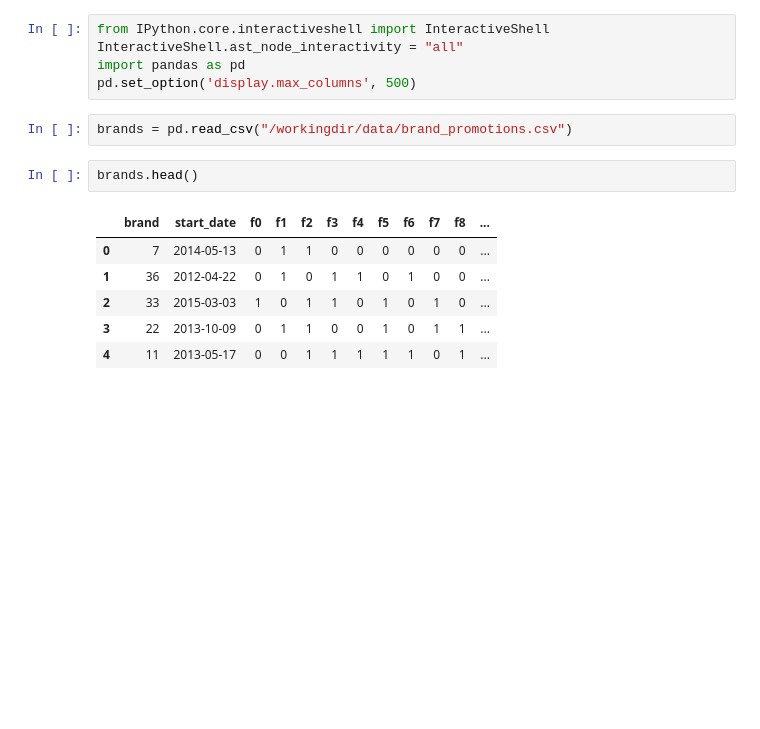
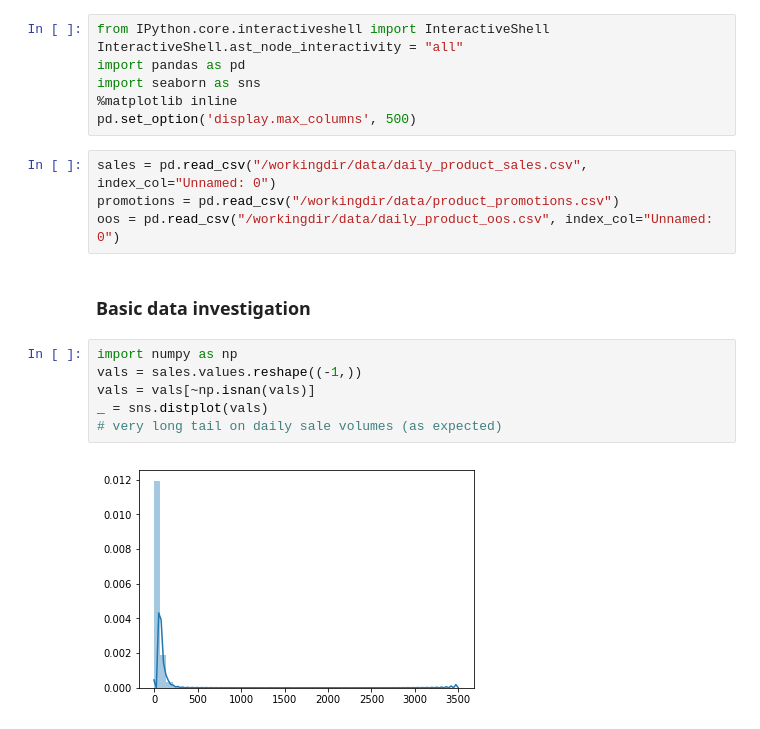
Before and after one commit to cmishra/lee-challenge, a Jupyter notebook: exploration.ipynb, the cells around one changed output. Saved outputs shown, nothing was run; the diff lists cells and outputs as text; blank space fills up the shorter version.

Commit message:
mostly finished, will read over tomorrow

```diff
--- a/exploration.ipynb
+++ b/exploration.ipynb
@@ -2,15 +12,20 @@
 from IPython.core.interactiveshell import InteractiveShell
 InteractiveShell.ast_node_interactivity = "all"
 import pandas as pd
+import seaborn as sns
+%matplotlib inline
 pd.set_option('display.max_columns', 500)
-# %%
-brands = pd.read_csv("/workingdir/data/brand_promotions.csv")
-# %%
-brands.head()
-# %% [output]
-|  | brand | start_date | f0 | f1 | f2 | f3 | f4 | f5 | f6 | f7 | f8 | ... |
-| 0 | 7 | 2014-05-13 | 0 | 1 | 1 | 0 | 0 | 0 | 0 | 0 | 0 | ... |
-| 1 | 36 | 2012-04-22 | 0 | 1 | 0 | 1 | 1 | 0 | 1 | 0 | 0 | ... |
-| 2 | 33 | 2015-03-03 | 1 | 0 | 1 | 1 | 0 | 1 | 0 | 1 | 0 | ... |
-| 3 | 22 | 2013-10-09 | 0 | 1 | 1 | 0 | 0 | 1 | 0 | 1 | 1 | ... |
-| 4 | 11 | 2013-05-17 | 0 | 0 | 1 | 1 | 1 | 1 | 1 | 0 | 1 | ... |
+# %%
+sales = pd.read_csv("/workingdir/data/daily_product_sales.csv", index_col="Unnamed: 0")
+promotions = pd.read_csv("/workingdir/data/product_promotions.csv")
+oos = pd.read_csv("/workingdir/data/daily_product_oos.csv", index_col="Unnamed: 0")
+# %% [markdown]
+### Basic data investigation
+# %%
+import numpy as np
+vals = sales.values.reshape((-1,))
+vals = vals[~np.isnan(vals)]
+_ = sns.distplot(vals)
+# very long tail on daily sale volumes (as expected)
+# %% [output]
+[figure, added]
```
Also changed, not shown: parts of 35 cells of this notebook, 1 other file.
